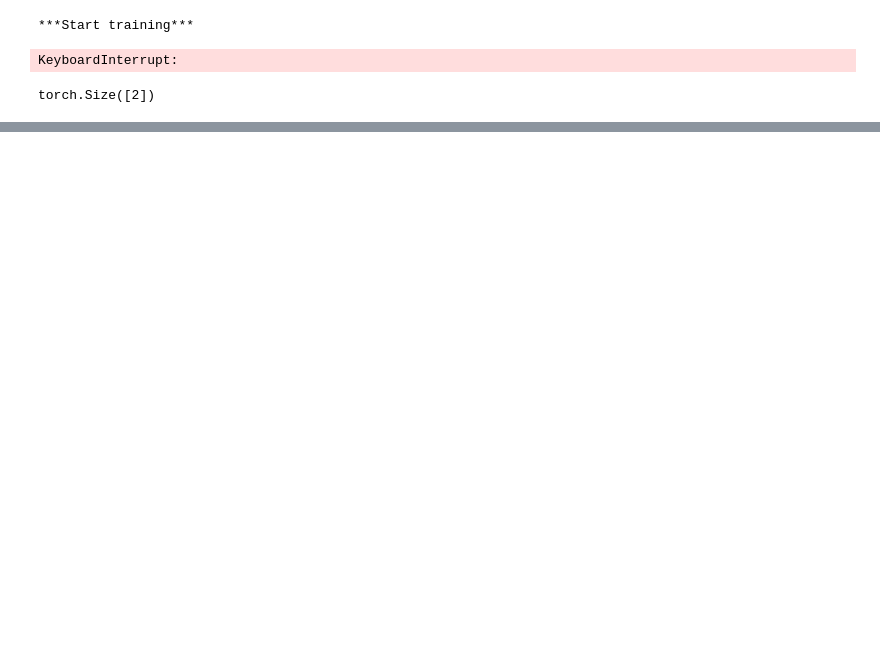
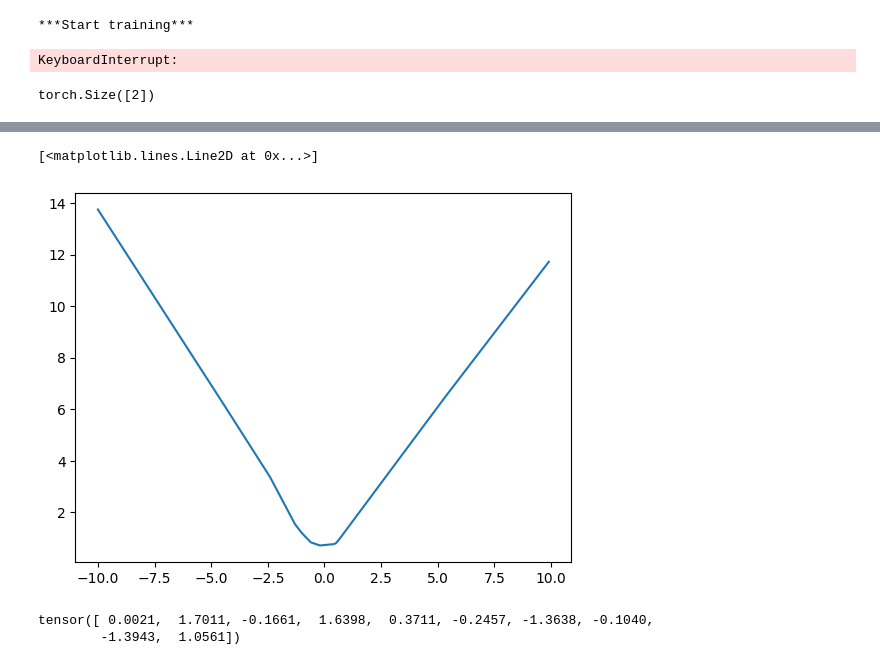
Before and after one commit to nissimbrami/DeepEF-Thesis, a Jupyter notebook: experiments/model_experiment.ipynb, the cells around one changed output, grey strips where cells are left out. Saved outputs shown, nothing was run; the diff lists cells and outputs as text; code cells hidden in the pictures; blank space fills up the shorter version.

```diff
--- a/experiments/model_experiment.ipynb
+++ b/experiments/model_experiment.ipynb
@@ -332,0 +437,13 @@ torch.Size([2])
+# %%
+torch_range = torch.arange(-10,10,0.1).to(device)
+y = net(torch_range.unsqueeze(1))
+plt.plot(torch_range.detach().cpu().numpy(),y.detach().cpu().numpy())
+# %% [output]
+[<matplotlib.lines.Line2D at 0x...>]
+[figure, added]
+# %%
+import torch
+torch.rand(10)*4 -2
+# %% [output]
+tensor([ 0.0021,  1.7011, -0.1661,  1.6398,  0.3711, -0.2457, -1.3638, -0.1040,
+        -1.3943,  1.0561])
```
Also changed, not shown: parts of 1 cell of this notebook, 7 other files.
